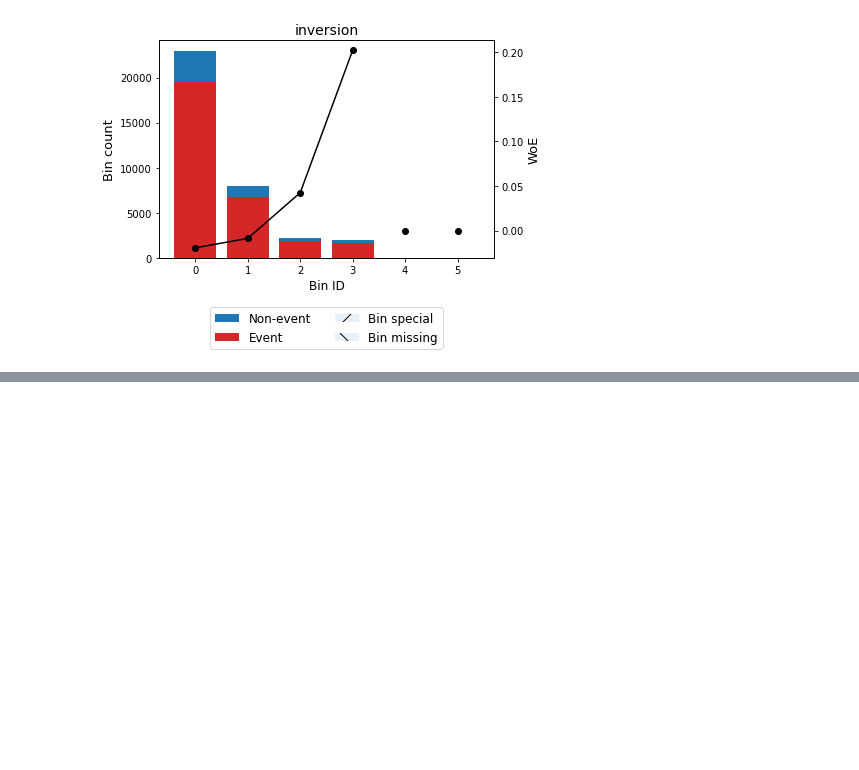
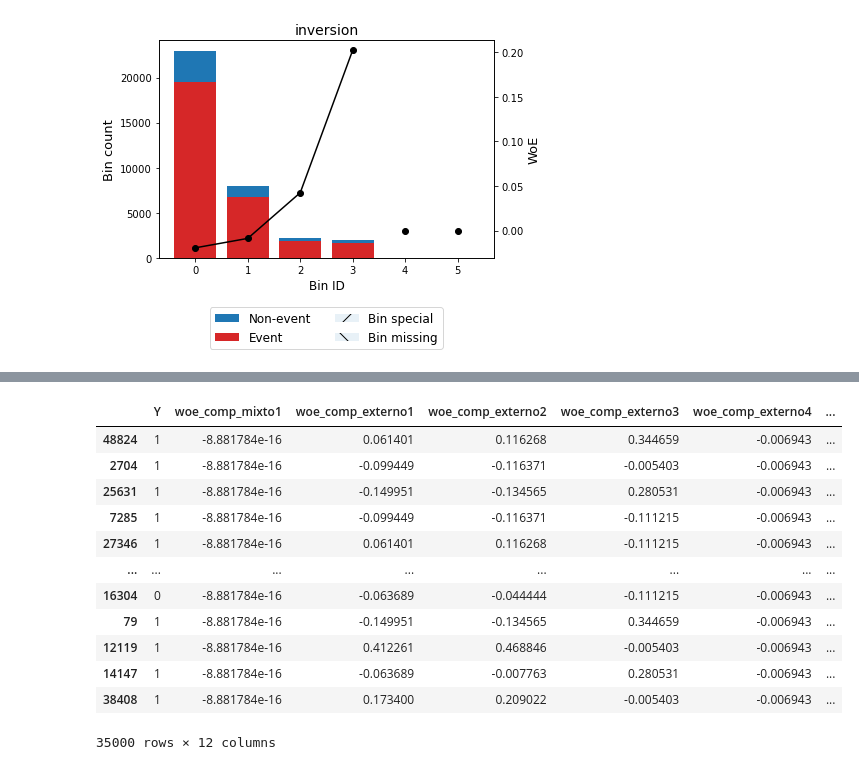
Before and after one commit to Victorinolavida/Seminario-estadista, a Jupyter notebook: tarea2/ejercicio 1.ipynb, the cells around one changed output, grey strips where cells are left out. Drawn from its saved outputs; the diff is of its cells as text; code cells hidden in the pictures; blank space fills up the shorter version.

```diff
--- a/tarea2/ejercicio 1.ipynb
+++ b/tarea2/ejercicio 1.ipynb
@@ -413,0 +311,20 @@ corr
+# %%
+train=train[['Y',"woe_comp_mixto1","woe_comp_externo1","woe_comp_externo2","woe_comp_externo3","woe_fecha_inicio","woe_categoria2","woe_categoria3"]]
+# %%
+X_woe_train=train.iloc[:,16:].iloc[:,:-1]
+
+X_woe_train
+# %% [output]
+|  | Y | woe_comp_mixto1 | woe_comp_externo1 | woe_comp_externo2 | woe_comp_externo3 | woe_comp_externo4 | ... |
+| 48824 | 1 | -8.881784e-16 | 0.061401 | 0.116268 | 0.344659 | -0.006943 | ... |
+| 2704 | 1 | -8.881784e-16 | -0.099449 | -0.116371 | -0.005403 | -0.006943 | ... |
+| 25631 | 1 | -8.881784e-16 | -0.149951 | -0.134565 | 0.280531 | -0.006943 | ... |
+| 7285 | 1 | -8.881784e-16 | -0.099449 | -0.116371 | -0.111215 | -0.006943 | ... |
+| 27346 | 1 | -8.881784e-16 | 0.061401 | 0.116268 | -0.111215 | -0.006943 | ... |
+| ... | ... | ... | ... | ... | ... | ... | ... |
+| 16304 | 0 | -8.881784e-16 | -0.063689 | -0.044444 | -0.111215 | -0.006943 | ... |
+| 79 | 1 | -8.881784e-16 | -0.149951 | -0.134565 | 0.344659 | -0.006943 | ... |
+| 12119 | 1 | -8.881784e-16 | 0.412261 | 0.468846 | -0.005403 | -0.006943 | ... |
+| 14147 | 1 | -8.881784e-16 | -0.063689 | -0.007763 | 0.280531 | -0.006943 | ... |
+| 38408 | 1 | -8.881784e-16 | 0.173400 | 0.209022 | -0.005403 | -0.006943 | ... |
+35000 rows × 12 columns
```
Also changed, not shown: parts of 7 cells of this notebook, 1 other file.
